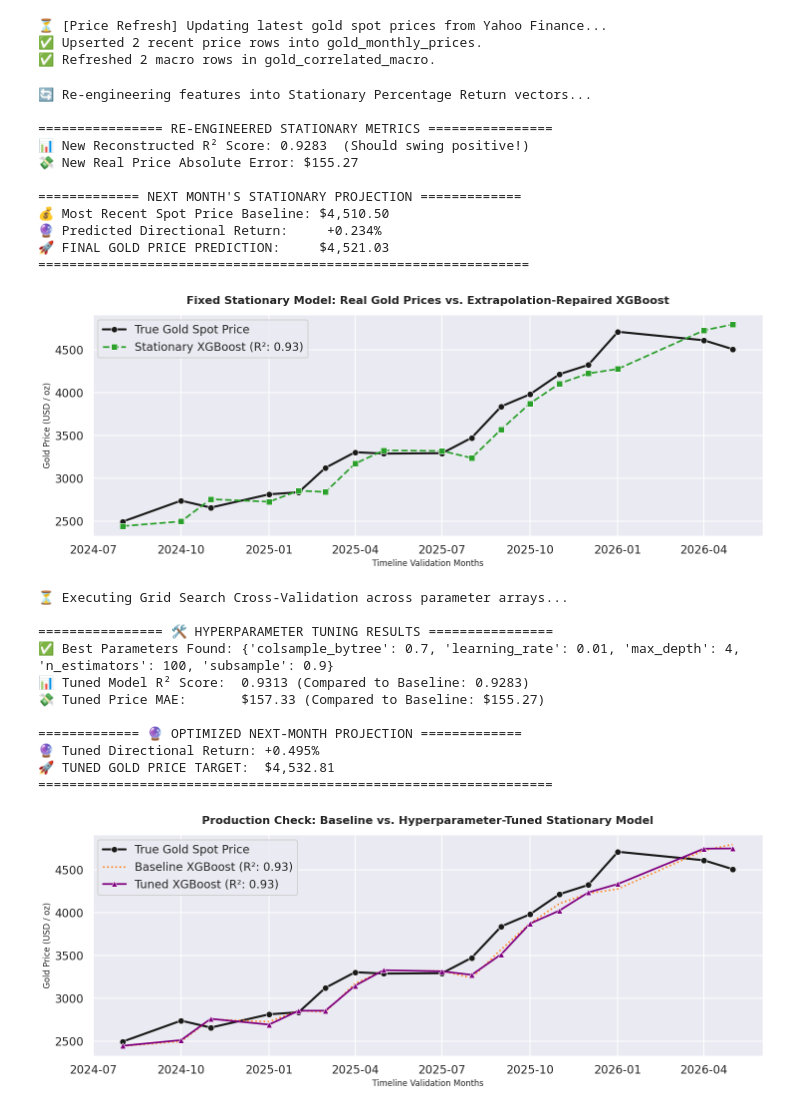
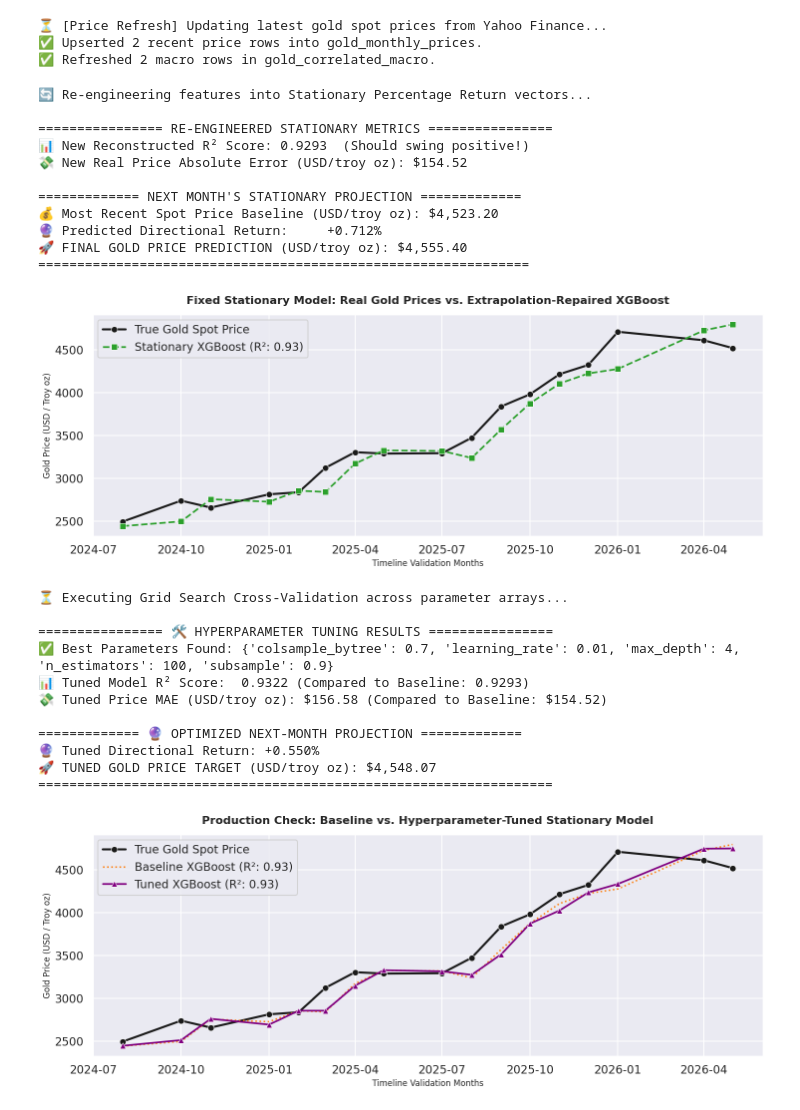
Before and after one commit to HashimsGitHub/Gold-Price-Predictor, a Jupyter notebook: GoldPrice_SupaBase_v2.ipynb, the cells around one changed output. Drawn from its saved outputs; the diff is of its cells as text; code cells hidden in the pictures.

```diff
--- a/GoldPrice_SupaBase_v2.ipynb
+++ b/GoldPrice_SupaBase_v2.ipynb
@@ -603,7 +604,7 @@ reconstructed_mae = mean_absolute_error(actual_test_prices, reconstructed_preds)
 
 print("\n================ RE-ENGINEERED STATIONARY METRICS ================")
 print(f"📊 New Reconstructed R² Score: {reconstructed_r2:.4f}  (Should swing positive!)")
-print(f"💸 New Real Price Absolute Error: ${reconstructed_mae:.2f}")
+print(f"💸 New Real Price Absolute Error (USD/troy oz): ${reconstructed_mae:.2f}")
 
 # 5. Predict Next Month's Gold Target Value
 latest_row = df_stat.iloc[-1]
@@ -617,42 +618,42 @@ next_month_input = np.array([[
 
 predicted_next_return = float(stat_xgb.predict(next_month_input)[0])
 current_price_baseline = float(latest_row['gold_price'])
 final_dollar_prediction = current_price_baseline * (1 + (predicted_next_return / 100))
 
 print("\n============= NEXT MONTH'S STATIONARY PROJECTION =============")
-print(f"💰 Most Recent Spot Price Baseline: ${current_price_baseline:,.2f}")
+print(f"💰 Most Recent Spot Price Baseline (USD/troy oz): ${current_price_baseline:,.2f}")
 print(f"🔮 Predicted Directional Return:     {predicted_next_return:+.3f}%")
-print(f"🚀 FINAL GOLD PRICE PREDICTION:     ${final_dollar_prediction:,.2f}")
+print(f"🚀 FINAL GOLD PRICE PREDICTION (USD/troy oz): ${final_dollar_prediction:,.2f}")
 print("===============================================================\n")
 
 
 # 7. Render Performance Evaluation Charts via Seaborn
 plt.figure(figsize=(15, 6))
 test_dates = df_stat['date'].loc[test_indices]
 
 sns.lineplot(x=test_dates, y=actual_test_prices, label='True Gold Spot Price', color='#1a1a1a', linewidth=3, marker='o')
 sns.lineplot(x=test_dates, y=reconstructed_preds, label=f'Stationary XGBoost (R²: {reconstructed_r2:.2f})',
              color='#2ca02c', linewidth=2.5, marker='s', linestyle='--')
 
 plt.title("Fixed Stationary Model: Real Gold Prices vs. Extrapolation-Repaired XGBoost", fontsize=16, fontweight='bold', pad=15)
 plt.xlabel("Timeline Validation Months", fontsize=12)
-plt.ylabel("Gold Price (USD / oz)", fontsize=12)
+plt.ylabel("Gold Price (USD / Troy oz)", fontsize=12)
 plt.legend(loc="upper left")
 plt.tight_layout()
 plt.show()
 # %% [output]
 🔄 Re-engineering features into Stationary Percentage Return vectors...
 
 ================ RE-ENGINEERED STATIONARY METRICS ================
-📊 New Reconstructed R² Score: 0.9283  (Should swing positive!)
-💸 New Real Price Absolute Error: $155.27
+📊 New Reconstructed R² Score: 0.9293  (Should swing positive!)
+💸 New Real Price Absolute Error (USD/troy oz): $154.52
 
 ============= NEXT MONTH'S STATIONARY PROJECTION =============
-💰 Most Recent Spot Price Baseline: $4,510.50
-🔮 Predicted Directional Return:     +0.234%
-🚀 FINAL GOLD PRICE PREDICTION:     $4,521.03
+💰 Most Recent Spot Price Baseline (USD/troy oz): $4,523.20
+🔮 Predicted Directional Return:     +0.712%
+🚀 FINAL GOLD PRICE PREDICTION (USD/troy oz): $4,555.40
 ===============================================================
-[figure, old version]
+[figure, new version]
 # %%
 # ==============================================================================
 # GPU HYPERPARAMETER TUNING CELL (GRID SEARCH OPTIMIZATION)
@@ -700,7 +701,7 @@ tuned_mae = mean_absolute_error(actual_test_prices, reconstructed_tuned_preds)
 print("\n================ 🛠️ HYPERPARAMETER TUNING RESULTS ================")
 print(f"✅ Best Parameters Found: {grid_search.best_params_}")
 print(f"📊 Tuned Model R² Score:  {tuned_r2:.4f} (Compared to Baseline: {reconstructed_r2:.4f})")
-print(f"💸 Tuned Price MAE:       ${tuned_mae:.2f} (Compared to Baseline: ${reconstructed_mae:.2f})")
+print(f"💸 Tuned Price MAE (USD/troy oz): ${tuned_mae:.2f} (Compared to Baseline: ${reconstructed_mae:.2f})")
 
 # 6. Calculate Tuned Forecast Metrics
 tuned_next_month_pred_ret = float(best_model.predict(next_month_input)[0])
@@ -708,7 +709,7 @@ tuned_final_dollar_prediction = current_price_baseline * (1 + (tuned_next_month_
 
 print("\n============= 🔮 OPTIMIZED NEXT-MONTH PROJECTION =============")
 print(f"🔮 Tuned Directional Return: {tuned_next_month_pred_ret:+.3f}%")
-print(f"🚀 TUNED GOLD PRICE TARGET:  ${tuned_final_dollar_prediction:,.2f}")
+print(f"🚀 TUNED GOLD PRICE TARGET (USD/troy oz): ${tuned_final_dollar_prediction:,.2f}")
 print("==================================================================\n")
 
 # 7. Render Final Comparative Visualizations using Seaborn
@@ -720,7 +721,7 @@ sns.lineplot(x=test_dates, y=reconstructed_tuned_preds, label=f'Tuned XGBoost (R
 
 plt.title("Production Check: Baseline vs. Hyperparameter-Tuned Stationary Model", fontsize=16, fontweight='bold', pad=15)
 plt.xlabel("Timeline Validation Months", fontsize=12)
-plt.ylabel("Gold Price (USD / oz)", fontsize=12)
+plt.ylabel("Gold Price (USD / Troy oz)", fontsize=12)
 plt.legend(loc="upper left")
 plt.tight_layout()
 plt.show()
@@ -729,14 +730,14 @@ plt.show()
 
 ================ 🛠️ HYPERPARAMETER TUNING RESULTS ================
 ✅ Best Parameters Found: {'colsample_bytree': 0.7, 'learning_rate': 0.01, 'max_depth': 4, 'n_estimators': 100, 'subsample': 0.9}
-📊 Tuned Model R² Score:  0.9313 (Compared to Baseline: 0.9283)
-💸 Tuned Price MAE:       $157.33 (Compared to Baseline: $155.27)
+📊 Tuned Model R² Score:  0.9322 (Compared to Baseline: 0.9293)
+💸 Tuned Price MAE (USD/troy oz): $156.58 (Compared to Baseline: $154.52)
 
 ============= 🔮 OPTIMIZED NEXT-MONTH PROJECTION =============
-🔮 Tuned Directional Return: +0.495%
-🚀 TUNED GOLD PRICE TARGET:  $4,532.81
+🔮 Tuned Directional Return: +0.550%
+🚀 TUNED GOLD PRICE TARGET (USD/troy oz): $4,548.07
 ==================================================================
-[figure, old version]
+[figure, new version]
 # %%
 # ==============================================================================
 # MULTI-STEP RECURSIVE FORECASTING CELL (STAGGERED ANNOTATIONS PATCH)
```
Also changed, not shown: parts of 4 cells of this notebook.
